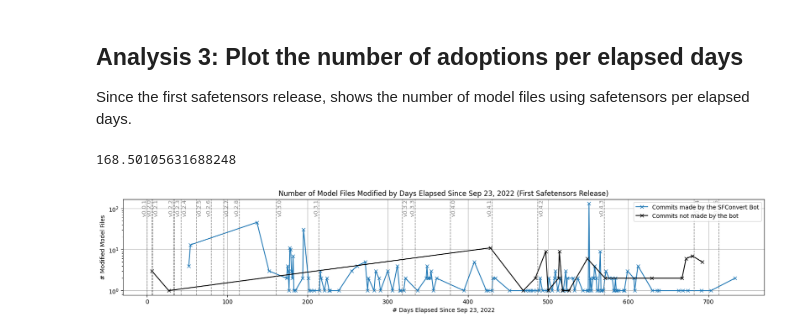
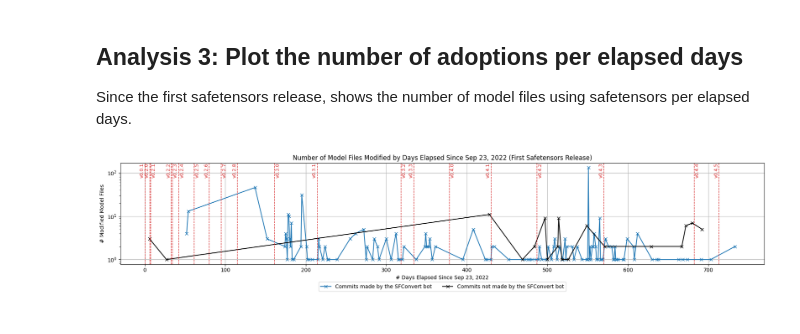
Before and after one commit to s2e-lab/model-evolution, a Jupyter notebook: scripts/notebooks/rq1_analysis.ipynb, the cells around one changed output. Saved outputs shown, nothing was run; the diff lists cells and outputs as text; code cells hidden in the pictures.

```diff
--- a/scripts/notebooks/rq1_analysis.ipynb
+++ b/scripts/notebooks/rq1_analysis.ipynb
@@ -76,46 +107,38 @@ from nb_utils import get_safetensors_releases, SAFETENSORS_RELEASE_DATE
 all_commits = df_safetensors['elapsed_days'].value_counts().sort_index()
 commits_not_by_bot = df_safetensors_not_by_bot['elapsed_days'].value_counts().sort_index()
 commits_by_bot = df_safetensors_by_bot['elapsed_days'].value_counts().sort_index()
 
 # Plotting
-plt.figure(figsize=(20,3))
+plt.figure(figsize=(18,4))
 plt.plot(commits_by_bot.index, commits_by_bot.values, marker='x', linestyle='-', label="commits by bot")
 plt.plot(commits_not_by_bot.index, commits_not_by_bot.values, marker='x', linestyle='-',color='black',  label="commits not by bot")
 plt.xlabel("# Days Elapsed Since Sep 23, 2022")
 plt.ylabel("# Modified Model Files")
 plt.title("Number of Model Files Modified by Days Elapsed Since Sep 23, 2022 (First Safetensors Release)")
 plt.yscale('log')
 plt.grid(True)
 
 
+
 df_releases  = get_safetensors_releases()
 
 #  add vertical lines for each release date with labels
-colors = ['tab:gray', 'tab:gray']
-positions = [0.99, 0.99]
 i = 0
 x_coordinates = [1, -6.5]
-ymax = 0.00001
-step = 0.05
-print(plt.ylim()[1])
 for day, label in df_releases[['date', 'tag']].values:
     i = (i + 1) % 2
     diff = (day - SAFETENSORS_RELEASE_DATE).days
-    plt.axvline(x=diff,color='tab:gray', linestyle='--', linewidth=1)
-
-    if label == 'v0.2.4':
-        plt.text(diff +1.5, plt.ylim()[1] * positions[i], label, color='tab:gray', rotation=90, verticalalignment='top', fontdict={'size':9.5})
-    else:
-        plt.text(diff + x_coordinates[i], plt.ylim()[1] * positions[i], label, color='tab:gray', rotation=90, verticalalignment='top', fontdict={'size':9.5})
+    plt.axvline(x=diff,color='tab:red', linestyle='--', linewidth=1)
+    x_offset = 1.5 if label == 'v0.2.4' else  x_coordinates[i]
+    plt.text(diff + x_offset, plt.ylim()[1] * 0.99, label, color='tab:red', rotation=90, verticalalignment='top', fontdict={'size':9.0})
     if label == 'v0.0.1': i = 2
 
 
-plt.legend(('Commits made by the SFConvert Bot','Commits not made by the bot'),loc="best")
-
+plt.legend(('Commits made by the SFConvert bot','Commits not made by the SFConvert bot'),loc='upper center', bbox_to_anchor=(0.5, -0.15), ncol=2)
+plt.tight_layout()
 # Save the plot as a PDF file
 plt.savefig(Path('../../results/RQ1SafetensorsAdoption.pdf'), format="pdf", bbox_inches="tight")
 
 plt.show()
 # %% [output]
-168.50105631688248
-[figure, old version]
+[figure, new version]
```
Also changed, not shown: parts of 3 cells of this notebook, 3 other files.
